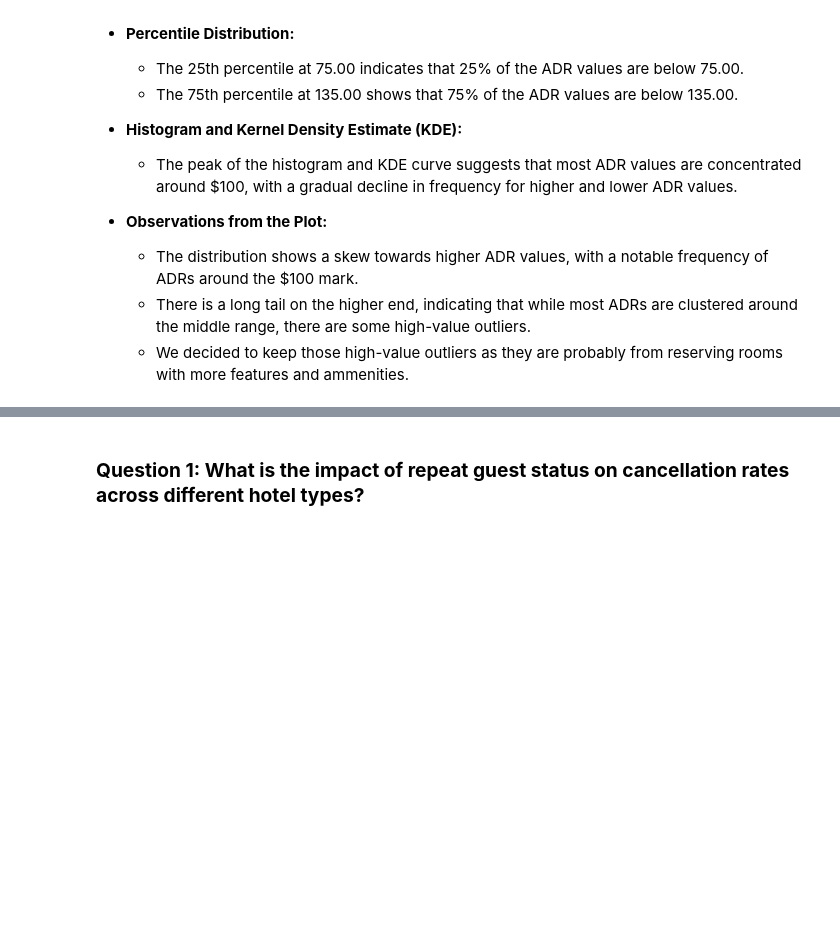
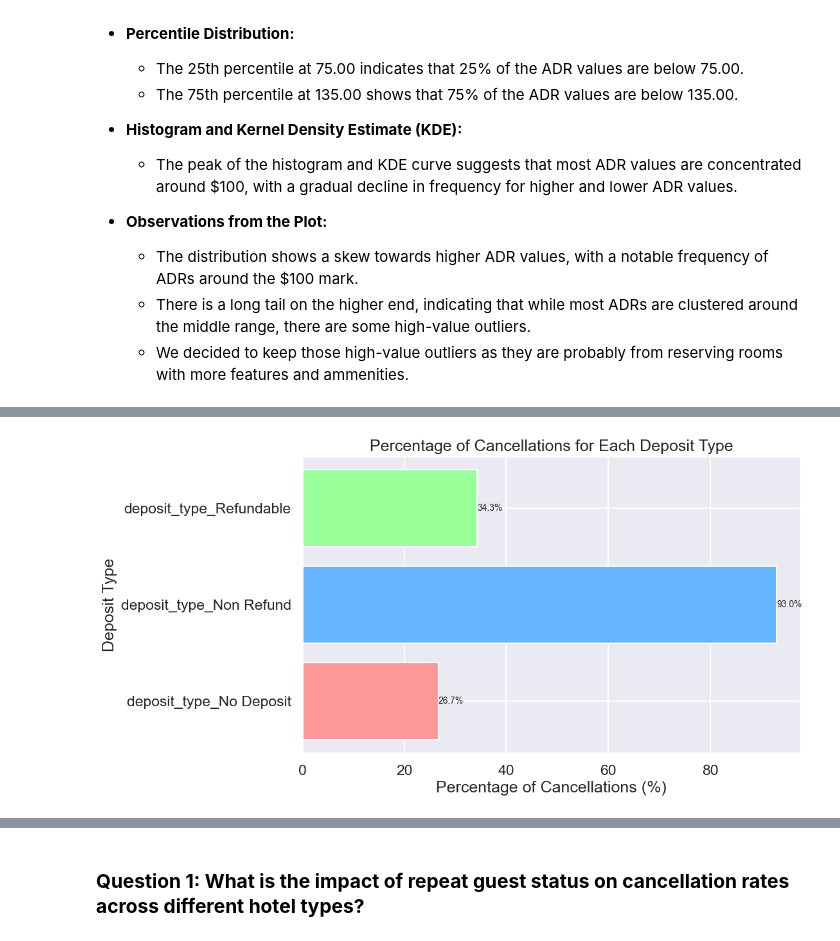
Before and after one commit to Juan-Carlos-D/ML-Team, a Jupyter notebook: Lab One/Rough Drafts/Data Visualization.ipynb, the cells around one changed output, grey strips where cells are left out. Drawn from its saved outputs; the diff is of its cells as text; code cells hidden in the pictures; blank space fills up the shorter version.

```diff
--- a/Lab One/Rough Drafts/Data Visualization.ipynb
+++ b/Lab One/Rough Drafts/Data Visualization.ipynb
@@ -614,0 +683,22 @@ Name: adr, dtype: float64
+# %%
+# Percentage of Cancellations for Each Deposit Type
+
+deposit_counts = df[['deposit_type_No Deposit', 'deposit_type_Non Refund', 'deposit_type_Refundable']].sum()
+
+cancellation_counts = df[df['is_canceled'] == 1][['deposit_type_No Deposit', 'deposit_type_Non Refund', 'deposit_type_Refundable']].sum()
+cancellation_percentages = (cancellation_counts / deposit_counts) * 100
+
+plt.figure(figsize=(10, 6))
+bars = plt.barh(cancellation_percentages.index, cancellation_percentages, color=['#ff9999', '#66b3ff', '#99ff99'])
+plt.xlabel('Percentage of Cancellations (%)')
+plt.ylabel('Deposit Type')
+plt.title('Percentage of Cancellations for Each Deposit Type')
+
+for bar in bars:
+    width = bar.get_width()
+    plt.text(width, bar.get_y() + bar.get_height() / 2, f'{width:.1f}%',
+             va='center', ha='left', fontsize=10)
+
+plt.show()
+# %% [output]
+[figure, added]
```
Also changed, not shown: parts of 8 cells of this notebook.
